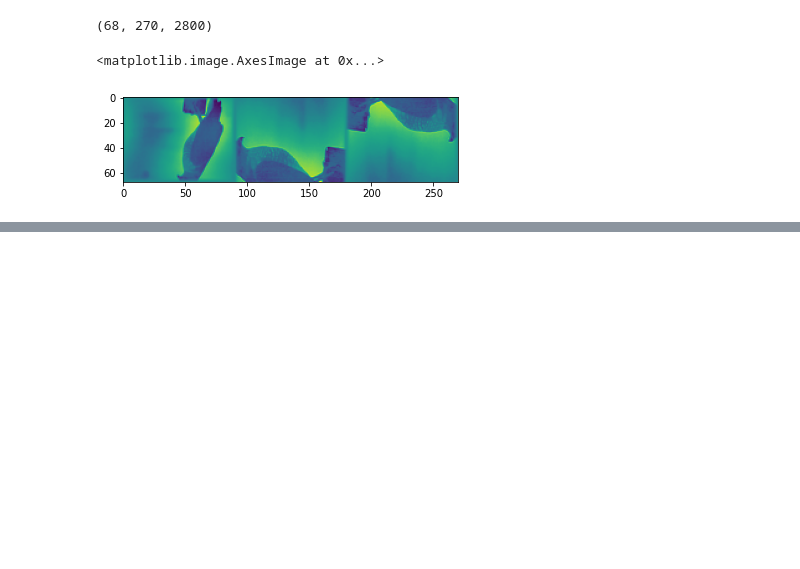
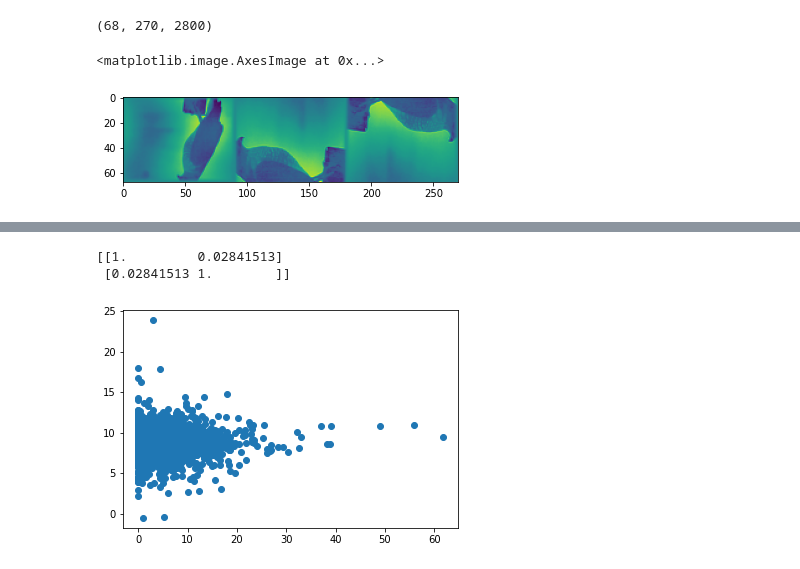
Before and after one commit to mariakesa/CommunicationSubspaces, a Jupyter notebook: 2800images.ipynb, the cells around one changed output, grey strips where cells are left out. Saved outputs shown, nothing was run; the diff lists cells and outputs as text; code cells hidden in the pictures; blank space fills up the shorter version.

```diff
--- a/2800images.ipynb
+++ b/2800images.ipynb
@@ -90,0 +75,19 @@ plt.imshow(images[0])
+# %%
+from sklearn.model_selection import train_test_split
+
+
+im2800_=im2800.transpose((2,0,1))
+im2800_=im2800.reshape((2800,68,270,1))
+
+X=[]
+y=[]
+for i in range(0,resp.shape[0]):
+    if im[i]!=2801:
+        X.append(im2800_[im[i][0]-1])
+        y.append(resp[i,0])
+
+y=np.array(y)
+X=np.array(X)
+print(X.shape)
+print(y.shape)
+X_train, X_test, y_train, y_test = train_test_split(X, y, test_size=0.33, random_state=42)
@@ -90,0 +99,7 @@ plt.imshow(images[0])
+# %%
+import autokeras as ak
+
+# Initialize the image regressor.
+reg = ak.ImageRegressor(overwrite=True, max_trials=1)
+# Feed the image regressor with training data.
+reg.fit(X_train, y_train, epochs=2)
@@ -90,0 +128,6 @@ plt.imshow(images[0])
+# %%
+import tensorflow as tf
+test_set = tf.data.Dataset.from_tensor_slices(((X_test,), (y_test,)))
+predicted_y = reg.predict(X_test)
+# Evaluate the best model with testing data.
+predicted_y
@@ -90,0 +168,7 @@ plt.imshow(images[0])
+# %%
+plt.scatter(y_test,predicted_y)
+print(np.corrcoef(y_test.flatten(),predicted_y.flatten()))
+# %% [output]
+[[1.         0.02841513]
+ [0.02841513 1.        ]]
+[figure, added]
```
Also changed, not shown: parts of 12 cells of this notebook.
